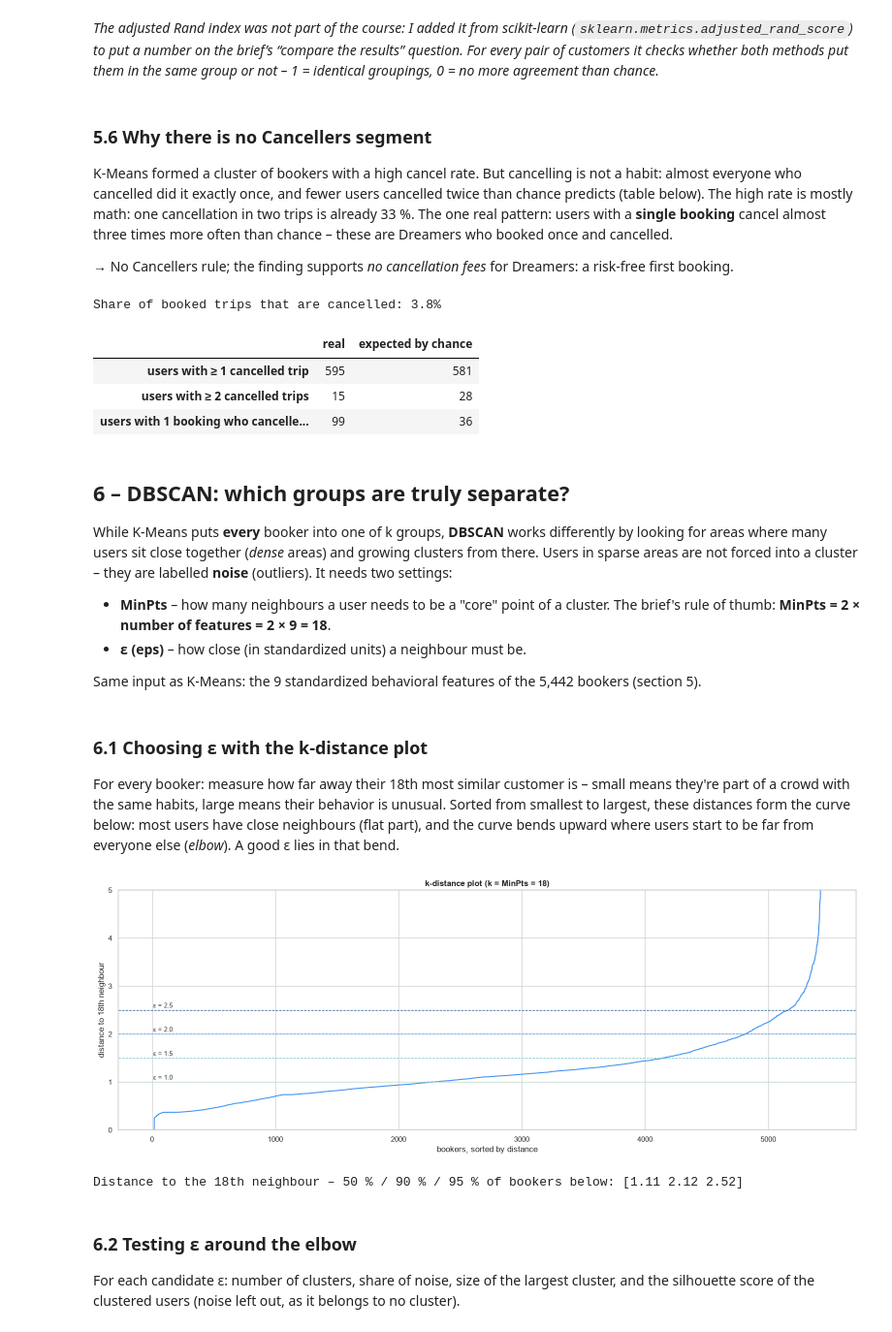
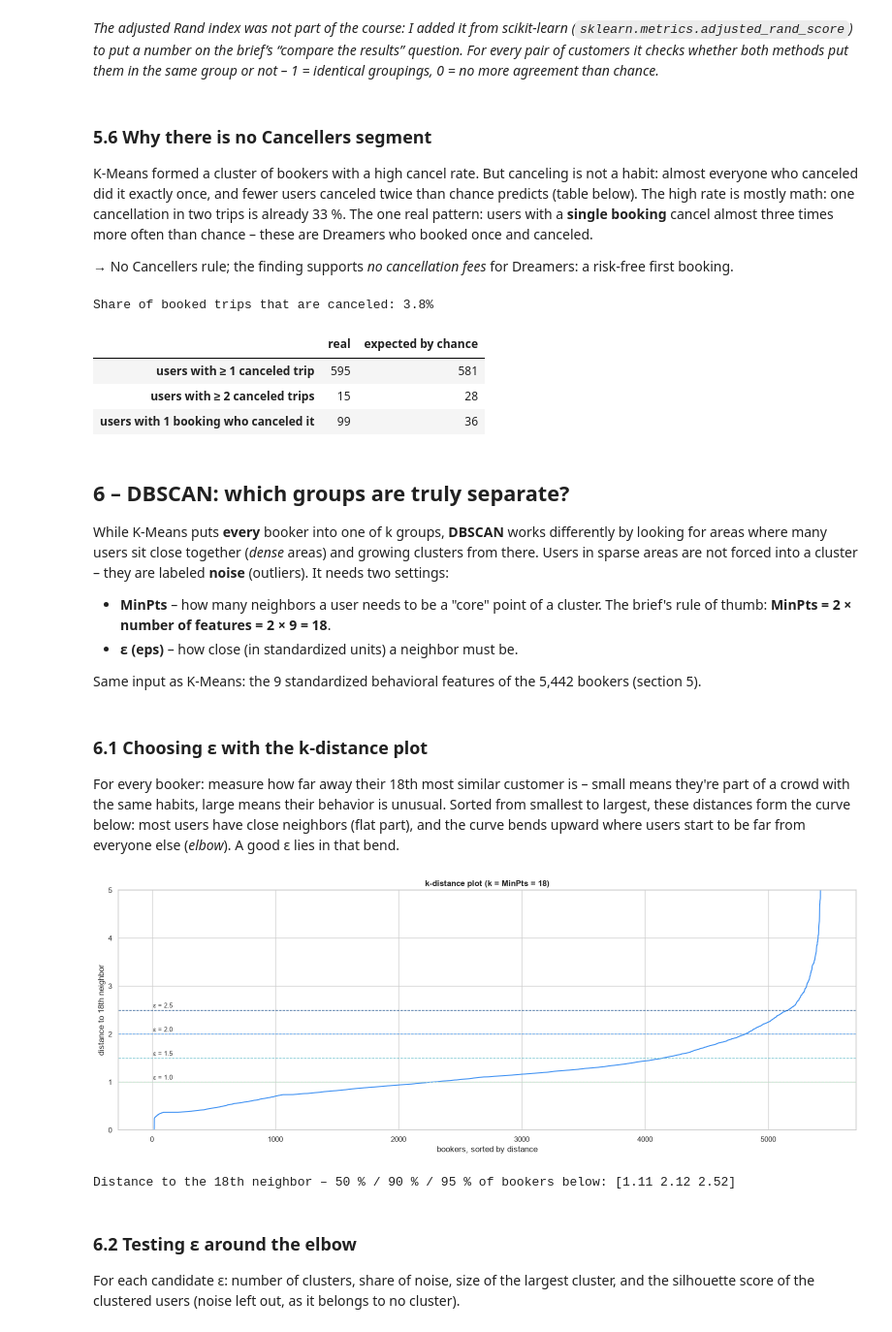
Before and after one commit to jtong28/TravelTide, a Jupyter notebook: notebooks/03_Segments_Models.ipynb, the cells around one changed output. Shown at 97% size. Saved outputs shown, nothing was run; the diff lists cells and outputs as text; code cells hidden in the pictures.

```diff
--- a/notebooks/03_Segments_Models.ipynb
+++ b/notebooks/03_Segments_Models.ipynb
@@ -105,10 +105,10 @@ RULES = {
     "Family Crew":              users["has_children"] & (users["party_size"] >= 1.5), # children at home alone don't mean family travel – party size shows they travel together
     "Couples & Friends":        ~users["has_children"] & (users["party_size"] >= 1.5), # party size = larger of avg seats/rooms (r = 0.98, Part 1, 5.5.4)
     "Hotel Stayers":            users["hotel_only_share"] >= 0.5, # hotel-only bookers are a distinct segment with hotel-only stays being twice as long (Part 1, 5.4.3)
-    "Favourite-City Returners": users["max_visits_same_city"] >= 2, # same city (flight destination or hotel city) at least twice
+    "Favorite-City Returners":  users["max_visits_same_city"] >= 2, # same city (flight destination or hotel city) at least twice
     "Deal Hunters":             (users["discount_share"] >= 0.5) & (users["valid_trips"] >= 2), # users with only 1 trip are not necessarily deal hunters, even if they booked a discounted trip
-    "Long-haul Travellers":     users["avg_distance_km"] >= 3000, # distance is a habit (section 3); bags alone are luck and don't rise with distance (3.3)
-    "Package Travellers":       (users["combo_share"] == 1) & (users["valid_trips"] >= 3), # always flight + hotel together; 3+ trips so it is a habit, not a coincidence (section 3)
+    "Long-haul Travelers":      users["avg_distance_km"] >= 3000, # distance is a habit (section 3); bags alone are luck and don't rise with distance (3.3)
+    "Package Travelers":        (users["combo_share"] == 1) & (users["valid_trips"] >= 3), # always flight + hotel together; 3+ trips so it is a habit, not a coincidence (section 3)
 }
 # missing values (e.g. no hotel stays → no avg_nights) count as "rule not met"
 rule_flags = pd.DataFrame({name: mask.fillna(False).astype(bool) for name, mask in RULES.items()})
@@ -216,11 +255,11 @@ CHECKS = {
     "Hotel Stayers: hotel-only ≥ 50 %":                  lambda m: m["hotel_only"] >= 0.5,
     "Family / Couples: party size ≥ 1.5":                lambda m: m["party"] >= 1.5,
     "   core: party size ≥ 2":                           lambda m: m["party"] >= 2,
-    "Favourite-City: same city ≥ 2 times":               lambda m: m["same_city"] >= 2,
+    "Favorite-City: same city ≥ 2 times":               lambda m: m["same_city"] >= 2,
     "   core: same city ≥ 3 times":                      lambda m: m["same_city"] >= 3,
-    "Long-haul Travellers: ≥ 3,000 km":                  lambda m: m["distance"] >= 3000,
+    "Long-haul Travelers: ≥ 3,000 km":                  lambda m: m["distance"] >= 3000,
     "   checked bags: ≥ 1 bag":                          lambda m: m["bags"] >= 1,
-    "Package Travellers: all trips flight + hotel, ≥ 3": lambda m: (m["package"] == 1) & (m["trips"] >= 3),
+    "Package Travelers: all trips flight + hotel, ≥ 3": lambda m: (m["package"] == 1) & (m["trips"] >= 3),
     "Deal Hunters: discounted ≥ 50 % & ≥ 2 trips":       lambda m: (m["discount"] >= 0.5) & (m["trips"] >= 2),
     "Weekend Escapers (planned): Fri/Sat starts ≥ 50 %": lambda m: m["weekend"] >= 0.5,
 }
@@ -398,13 +437,13 @@ A digital punch card for one city – like a coffee-shop card: every trip to the
 # %%
 CORE_PERK = {"Dreamers": "No cancellation fees", "Family Crew": "Free hotel meal",
              "Couples & Friends": "No cancellation fees", "Hotel Stayers": "Free hotel meal",
-             "Favourite-City Returners": "1 night free hotel with flight",
-             "Deal Hunters": "Exclusive discounts", "Long-haul Travellers": "Extra-legroom seat",
-             "Package Travellers": "1 night free hotel with flight", "All-rounders": "assigned by perk score (4.1)"}
+             "Favorite-City Returners": "1 night free hotel with flight",
+             "Deal Hunters": "Exclusive discounts", "Long-haul Travelers": "Extra-legroom seat",
+             "Package Travelers": "1 night free hotel with flight", "All-rounders": "assigned by perk score (4.1)"}
 PILOT_PERK = {"Dreamers": "48-h Fare Lock", "Family Crew": "Family fare", "Couples & Friends": "Bring-a-friend",
-              "Hotel Stayers": "Welcome dinner on night 1", "Favourite-City Returners": "City Stamp Card",
-              "Deal Hunters": "Price-drop guarantee", "Long-haul Travellers": "Free checked bag",
-              "Package Travellers": "Free airport transfer"}
+              "Hotel Stayers": "Welcome dinner on night 1", "Favorite-City Returners": "City Stamp Card",
+              "Deal Hunters": "Price-drop guarantee", "Long-haul Travelers": "Free checked bag",
+              "Package Travelers": "Free airport transfer"}
 users["core_perk"] = users["segment"].map(CORE_PERK)
 display(users["core_perk"].value_counts().to_frame("users"))
 # %% [output]
@@ -690,44 +729,44 @@ Where the extreme users sit (fit on all): {'high party_size': 60, 'high avg_dist
 *The adjusted Rand index was not part of the course: I added it from scikit-learn (`sklearn.metrics.adjusted_rand_score`) to put a number on the brief’s “compare the results” question. For every pair of customers it checks whether both methods put them in the same group or not – 1 = identical groupings, 0 = no more agreement than chance.*
 # %% [markdown]
 ### 5.6 Why there is no Cancellers segment
-K-Means formed a cluster of bookers with a high cancel rate. But cancelling is not a habit: almost everyone who cancelled did it exactly once, and fewer users cancelled twice than chance predicts (table below). The high rate is mostly math: one cancellation in two trips is already 33 %. The one real pattern: users with a **single booking** cancel almost three times more often than chance – these are Dreamers who booked once and cancelled.
+K-Means formed a cluster of bookers with a high cancel rate. But canceling is not a habit: almost everyone who canceled did it exactly once, and fewer users canceled twice than chance predicts (table below). The high rate is mostly math: one cancellation in two trips is already 33 %. The one real pattern: users with a **single booking** cancel almost three times more often than chance – these are Dreamers who booked once and canceled.
 
 → No Cancellers rule; the finding supports *no cancellation fees* for Dreamers: a risk-free first booking.
 # %%
-# Chance model for cancelling: every booked trip has the same chance of being cancelled
-booked = users["valid_trips"] + users["cancelled_trips"]                # every trip ever booked (kept or cancelled)
+# Chance model for canceling: every booked trip has the same chance of being canceled
+booked = users["valid_trips"] + users["cancelled_trips"]                # every trip ever booked (kept or canceled)
 has_booked = users[booked > 0]
-n_booked = booked[booked > 0]                                             # booked trips per user
-p_cancel = users["cancelled_trips"].sum() / booked.sum()                  # share of booked trips that get cancelled
-print(f"Share of booked trips that are cancelled: {p_cancel:.1%}")
+n_booked = booked[booked > 0]                                           # booked trips per user
+p_cancel = users["cancelled_trips"].sum() / booked.sum()                # share of booked trips that get canceled
+print(f"Share of booked trips that are canceled: {p_cancel:.1%}")
 display(pd.DataFrame({
     "real": [(has_booked["cancelled_trips"] >= 1).sum(), (has_booked["cancelled_trips"] >= 2).sum(),
              ((n_booked == 1) & (has_booked["cancelled_trips"] == 1)).sum()],
     "expected by chance": [(1 - binom.pmf(0, n_booked, p_cancel)).sum(),       # P(at least 1 cancellation)
                            (1 - binom.cdf(1, n_booked, p_cancel)).sum(),       # P(at least 2 cancellations)
                            (n_booked == 1).sum() * p_cancel]},                 # one booking × cancel probability
-    index=["users with ≥ 1 cancelled trip", "users with ≥ 2 cancelled trips", "users with 1 booking who cancelled it"]).round(0).astype(int))
+    index=["users with ≥ 1 canceled trip", "users with ≥ 2 canceled trips", "users with 1 booking who canceled it"]).round(0).astype(int))
 # %% [output]
-Share of booked trips that are cancelled: 3.8%
+Share of booked trips that are canceled: 3.8%
 |  | real | expected by chance |
-| users with ≥ 1 cancelled trip | 595 | 581 |
-| users with ≥ 2 cancelled trips | 15 | 28 |
-| users with 1 booking who cancelle... | 99 | 36 |
+| users with ≥ 1 canceled trip | 595 | 581 |
+| users with ≥ 2 canceled trips | 15 | 28 |
+| users with 1 booking who canceled it | 99 | 36 |
 # %% [markdown]
 ## 6 – DBSCAN: which groups are truly separate?
 
-While K-Means puts **every** booker into one of k groups, **DBSCAN** works differently by looking for areas where many users sit close together (*dense* areas) and growing clusters from there. Users in sparse areas are not forced into a cluster – they are labelled **noise** (outliers). It needs two settings:
-- **MinPts** – how many neighbours a user needs to be a "core" point of a cluster. The brief's rule of thumb: **MinPts = 2 × number of features = 2 × 9 = 18**.
-- **ε (eps)** – how close (in standardized units) a neighbour must be.
+While K-Means puts **every** booker into one of k groups, **DBSCAN** works differently by looking for areas where many users sit close together (*dense* areas) and growing clusters from there. Users in sparse areas are not forced into a cluster – they are labeled **noise** (outliers). It needs two settings:
+- **MinPts** – how many neighbors a user needs to be a "core" point of a cluster. The brief's rule of thumb: **MinPts = 2 × number of features = 2 × 9 = 18**.
+- **ε (eps)** – how close (in standardized units) a neighbor must be.
 
 Same input as K-Means: the 9 standardized behavioral features of the 5,442 bookers (section 5).
 # %% [markdown]
 ### 6.1 Choosing ε with the k-distance plot
-For every booker: measure how far away their 18th most similar customer is – small means they're part of a crowd with the same habits, large means their behavior is unusual. Sorted from smallest to largest, these distances form the curve below: most users have close neighbours (flat part), and the curve bends upward where users start to be far from everyone else (*elbow*). A good ε lies in that bend.
+For every booker: measure how far away their 18th most similar customer is – small means they're part of a crowd with the same habits, large means their behavior is unusual. Sorted from smallest to largest, these distances form the curve below: most users have close neighbors (flat part), and the curve bends upward where users start to be far from everyone else (*elbow*). A good ε lies in that bend.
 # %%
 MIN_PTS = 2 * X_scaled.shape[1]                                  # brief's rule: 2 × number of features = 18
 nn = NearestNeighbors(n_neighbors=MIN_PTS).fit(X_scaled)
-k_dist = np.sort(nn.kneighbors(X_scaled)[0][:, -1])              # distance to the 18th neighbour, sorted
+k_dist = np.sort(nn.kneighbors(X_scaled)[0][:, -1])              # distance to the 18th neighbor, sorted
 
 fig, ax = plt.subplots(figsize=(16, 6))
 ax.plot(k_dist, color=PALETTE[0])
@@ -735,13 +774,13 @@ for eps, shade in zip([1.0, 1.5, 2.0, 2.5], theme_shades(4)):    # candidate ε
     ax.axhline(eps, color=shade, ls="--", lw=1)
     ax.text(10, eps + 0.05, f"ε = {eps}", fontsize=9)
 ax.set_title(f"k-distance plot (k = MinPts = {MIN_PTS})", fontweight="bold")
-ax.set_xlabel("bookers, sorted by distance"); ax.set_ylabel(f"distance to {MIN_PTS}th neighbour")
+ax.set_xlabel("bookers, sorted by distance"); ax.set_ylabel(f"distance to {MIN_PTS}th neighbor")
 ax.set_ylim(0, 5)                                                   # zoom in on the bend (a few extreme users go up to ~11)
 plt.tight_layout(); plt.show()
-print("Distance to the 18th neighbour – 50 % / 90 % / 95 % of bookers below:", np.quantile(k_dist, [0.5, 0.9, 0.95]).round(2))
+print("Distance to the 18th neighbor – 50 % / 90 % / 95 % of bookers below:", np.quantile(k_dist, [0.5, 0.9, 0.95]).round(2))
 # %% [output]
 [figure]
-Distance to the 18th neighbour – 50 % / 90 % / 95 % of bookers below: [1.11 2.12 2.52]
+Distance to the 18th neighbor – 50 % / 90 % / 95 % of bookers below: [1.11 2.12 2.52]
 # %% [markdown]
 ### 6.2 Testing ε around the elbow
 For each candidate ε: number of clusters, share of noise, size of the largest cluster, and the silhouette score of the clustered users (noise left out, as it belongs to no cluster).
```
Also changed, not shown: parts of 23 cells of this notebook, 10 other files.
